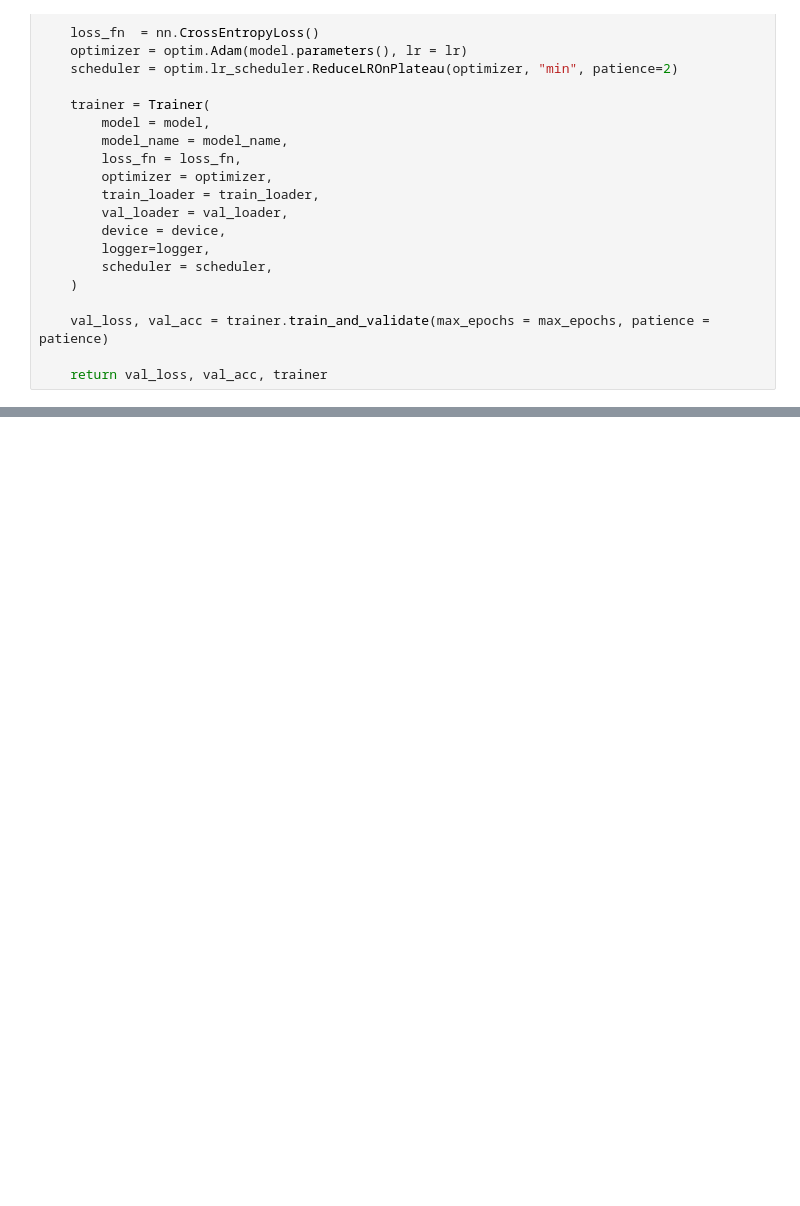
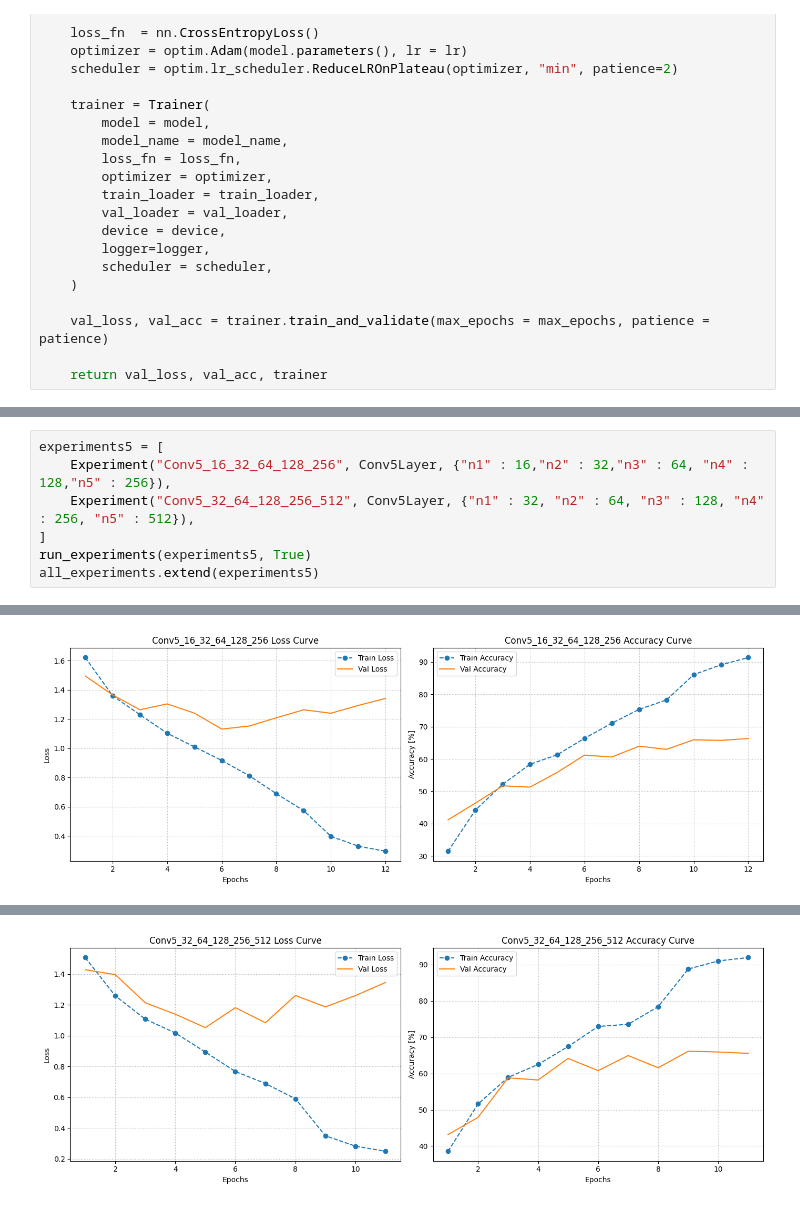
Before and after one commit to marekstorek/trash_classifier, a Jupyter notebook: ml/experiments.ipynb, the cells around one changed output, grey strips where cells are left out. Saved outputs shown, nothing was run; the diff lists cells and outputs as text; blank space fills up the shorter version.

```diff
--- a/ml/experiments.ipynb
+++ b/ml/experiments.ipynb
@@ -92,0 +132,8 @@ Conv1_64: validation loss: 3.12317749391688, validation accuracy: 0.572277227722
+# %%
+experiments5 = [
+    Experiment("Conv5_16_32_64_128_256", Conv5Layer, {"n1" : 16,"n2" : 32,"n3" : 64, "n4" : 128,"n5" : 256}),
+    Experiment("Conv5_32_64_128_256_512", Conv5Layer, {"n1" : 32, "n2" : 64, "n3" : 128, "n4" : 256, "n5" : 512}),
+]
+run_experiments(experiments5, True)
+all_experiments.extend(experiments5)
+# %% [output]
@@ -92,0 +141 @@ Conv1_64: validation loss: 3.12317749391688, validation accuracy: 0.572277227722
+[figure, added]
@@ -92,0 +143 @@ Conv1_64: validation loss: 3.12317749391688, validation accuracy: 0.572277227722
+[figure, added]
```
Also changed, not shown: parts of 7 cells of this notebook, 1 other file.
